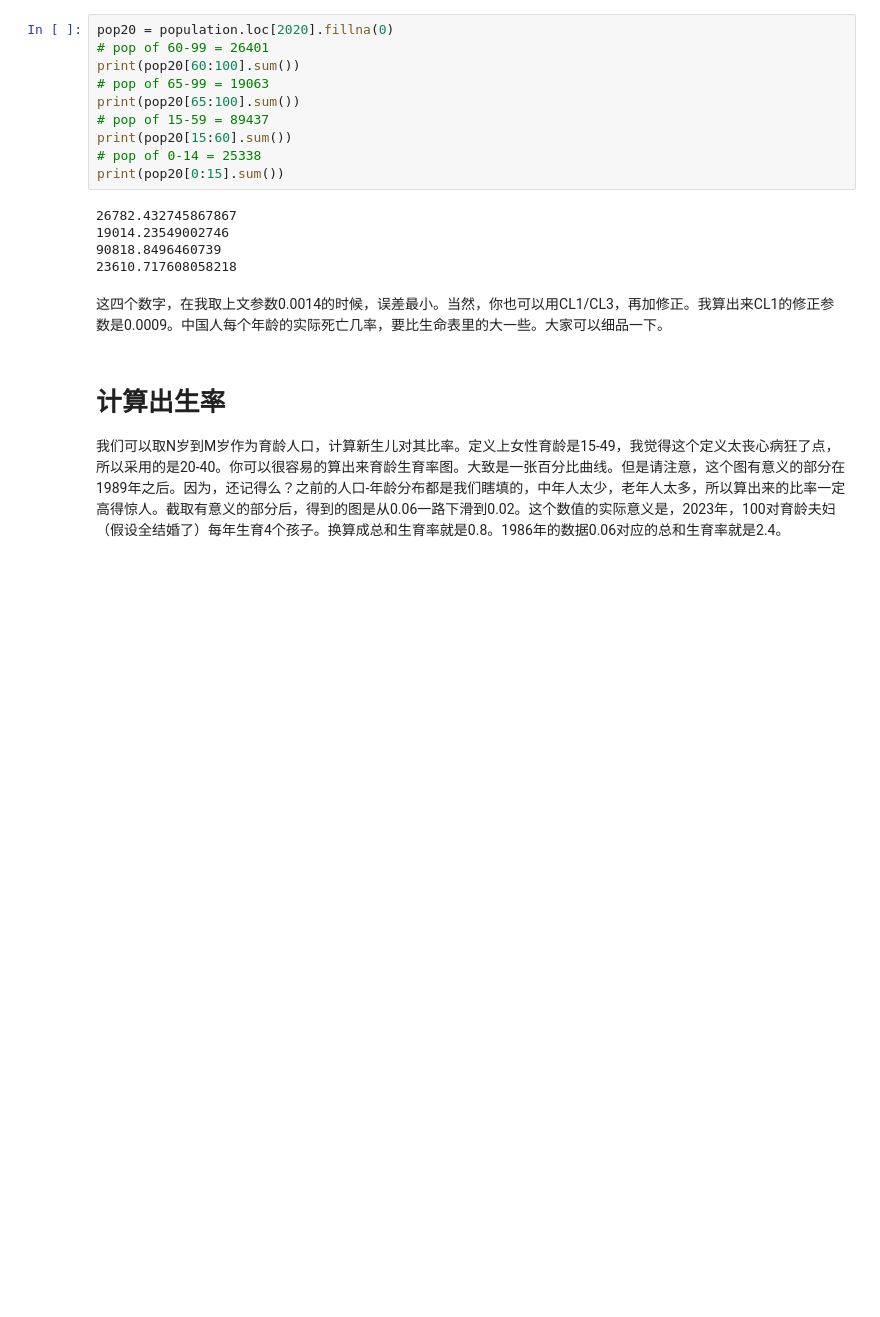
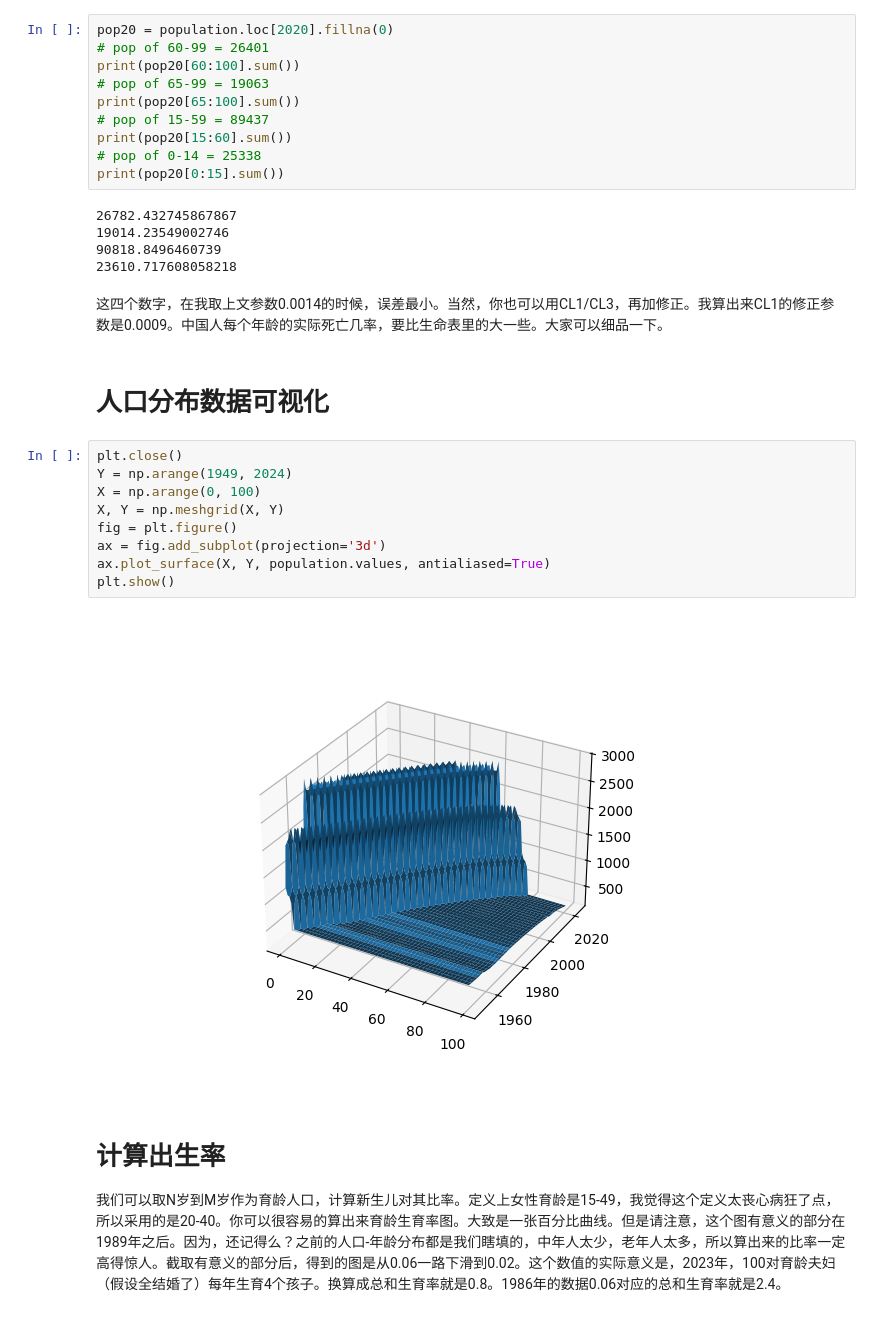
Before and after one commit to shell909090/slides, a Jupyter notebook: ipynb/pycon2024.ipynb, the cells around one changed output. Cells and saved outputs as stored; diff of their text form; blank space fills up the shorter version.

```diff
--- a/ipynb/pycon2024.ipynb
+++ b/ipynb/pycon2024.ipynb
@@ -159,6 +159,19 @@ print(pop20[0:15].sum())
 23610.717608058218
 # %% [markdown]
 这四个数字，在我取上文参数0.0014的时候，误差最小。当然，你也可以用CL1/CL3，再加修正。我算出来CL1的修正参数是0.0009。中国人每个年龄的实际死亡几率，要比生命表里的大一些。大家可以细品一下。
+# %% [markdown]
+# 人口分布数据可视化
+# %%
+plt.close()
+Y = np.arange(1949, 2024)
+X = np.arange(0, 100)
+X, Y = np.meshgrid(X, Y)
+fig = plt.figure()
+ax = fig.add_subplot(projection='3d')
+ax.plot_surface(X, Y, population.values, antialiased=True)
+plt.show()
+# %% [output]
+[figure, added]
 # %% [markdown]
 # 计算出生率
 
```
Also changed, not shown: parts of 39 cells of this notebook, 1 other file.
